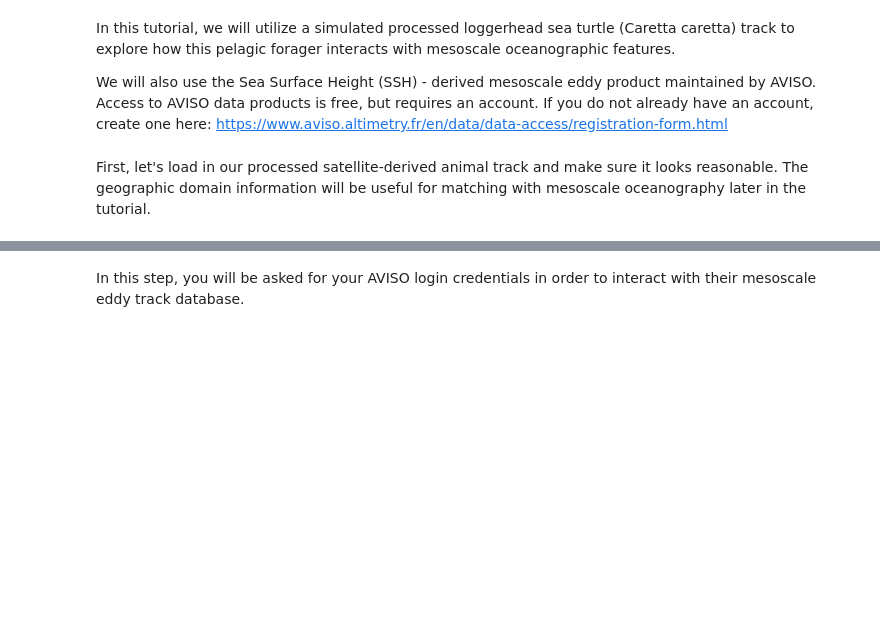
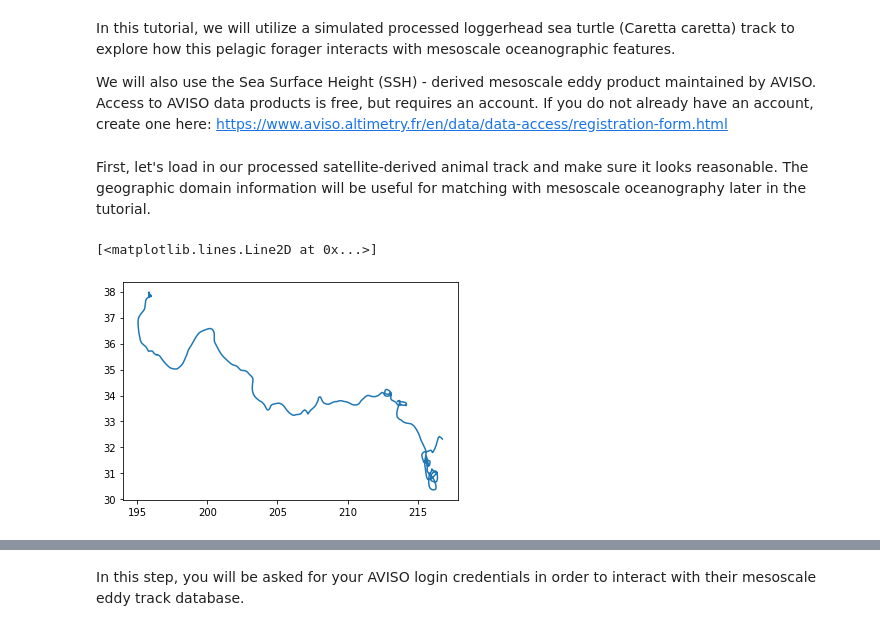
Before and after one commit to oceanhackweek/ohw19-projects-Trackpy, a Jupyter notebook: Trackpy.ipynb, the cells around one changed output, grey strips where cells are left out. Saved outputs shown, nothing was run; the diff lists cells and outputs as text; code cells hidden in the pictures; blank space fills up the shorter version.

```diff
--- a/Trackpy.ipynb
+++ b/Trackpy.ipynb
@@ -11,14 +11,37 @@ First, let's load in our processed satellite-derived animal track and make sure
 # %%
 import pandas as pd
 import matplotlib.pyplot as plt
+import datetime
+import numpy as np
+import xarray as xr
+import cartopy.crs as ccrs
+from cartopy.mpl.gridliner import LONGITUDE_FORMATTER, LATITUDE_FORMATTER
 
 url = "https://raw.githubusercontent.com/oceanhackweek/ohw19-projects-Trackpy/7d62174c4188a0f3d4aaadf848ef91e36da63289/data/example_turtle_track.csv"
 track_ex = pd.read_csv(url, parse_dates=['datetime'])
-lat_min = track_ex.lat.min()
-lat_max = track_ex.lat.max()
-lon_min = track_ex.lon.min()
-lon_max = track_ex.lon.max()
-time_min = track_ex.datetime.min()
-time_max = track_ex.datetime.max()
+#lat_min = track_ex.lat.min()
+#lat_max = track_ex.lat.max()
+#lon_min = track_ex.lon.min()
+#lon_max = track_ex.lon.max()
+time_min_eddy = track_ex.datetime.min()
+time_max_eddy = track_ex.datetime.max()
 
-#plt.plot(track_ex.lon,track_ex.lat)
+track_ex["lon"] = np.where(
+    track_ex["lon"] < 180,
+    track_ex["lon"] + 360,
+    track_ex["lon"])
+
+lat_min = track_ex["lat"].min() - 2.0
+lat_max = track_ex["lat"].max() + 2.0
+lon_min = track_ex["lon"].min() - 2.0
+lon_max = track_ex["lon"].max() + 2.0
+
+xy_bbox = dict(latitude=slice(lat_min,lat_max), longitude=slice(lon_min,lon_max))
+
+
+
+
+plt.plot(track_ex.lon,track_ex.lat)
+# %% [output]
+[<matplotlib.lines.Line2D at 0x...>]
+[figure, added]
```
Also changed, not shown: parts of 8 cells of this notebook.
